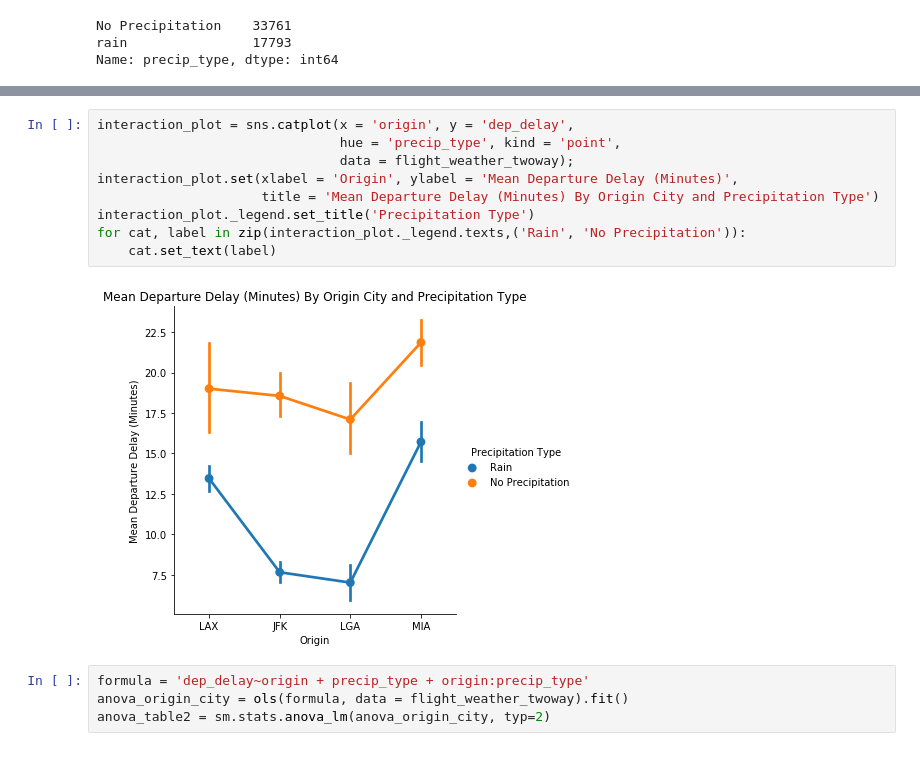
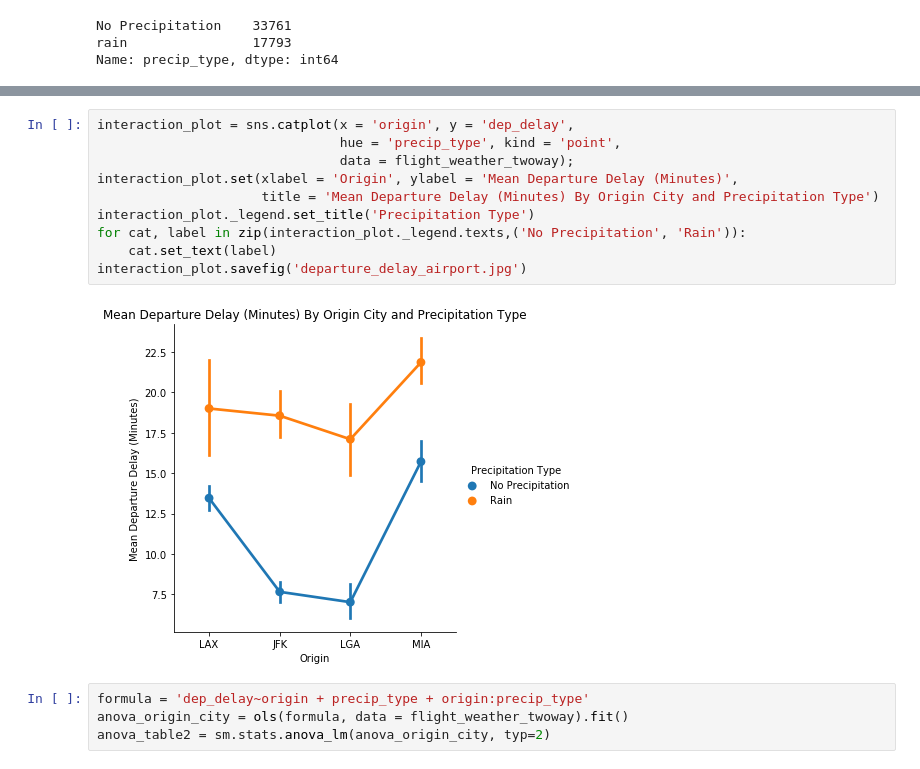
Before and after one commit to rweng18/aqi_project, a Jupyter notebook: ANOVA_tests.ipynb, the cells around one changed output, grey strips where cells are left out. Saved outputs shown, nothing was run; the diff lists cells and outputs as text.

Commit message:
anova tables and figures

```diff
--- a/ANOVA_tests.ipynb
+++ b/ANOVA_tests.ipynb
@@ -353,14 +389,15 @@ Name: precip_type, dtype: int64
 # %%
 interaction_plot = sns.catplot(x = 'origin', y = 'dep_delay',
                                hue = 'precip_type', kind = 'point',
                                data = flight_weather_twoway);
 interaction_plot.set(xlabel = 'Origin', ylabel = 'Mean Departure Delay (Minutes)',
                      title = 'Mean Departure Delay (Minutes) By Origin City and Precipitation Type')
 interaction_plot._legend.set_title('Precipitation Type')
-for cat, label in zip(interaction_plot._legend.texts,('Rain', 'No Precipitation')):
+for cat, label in zip(interaction_plot._legend.texts,('No Precipitation', 'Rain')):
     cat.set_text(label)
+interaction_plot.savefig('departure_delay_airport.jpg')
 # %% [output]
-[figure, old version]
+[figure, new version]
 # %%
 formula = 'dep_delay~origin + precip_type + origin:precip_type'
 anova_origin_city = ols(formula, data = flight_weather_twoway).fit()
```
Also changed, not shown: parts of 22 cells of this notebook, 9 other files.
